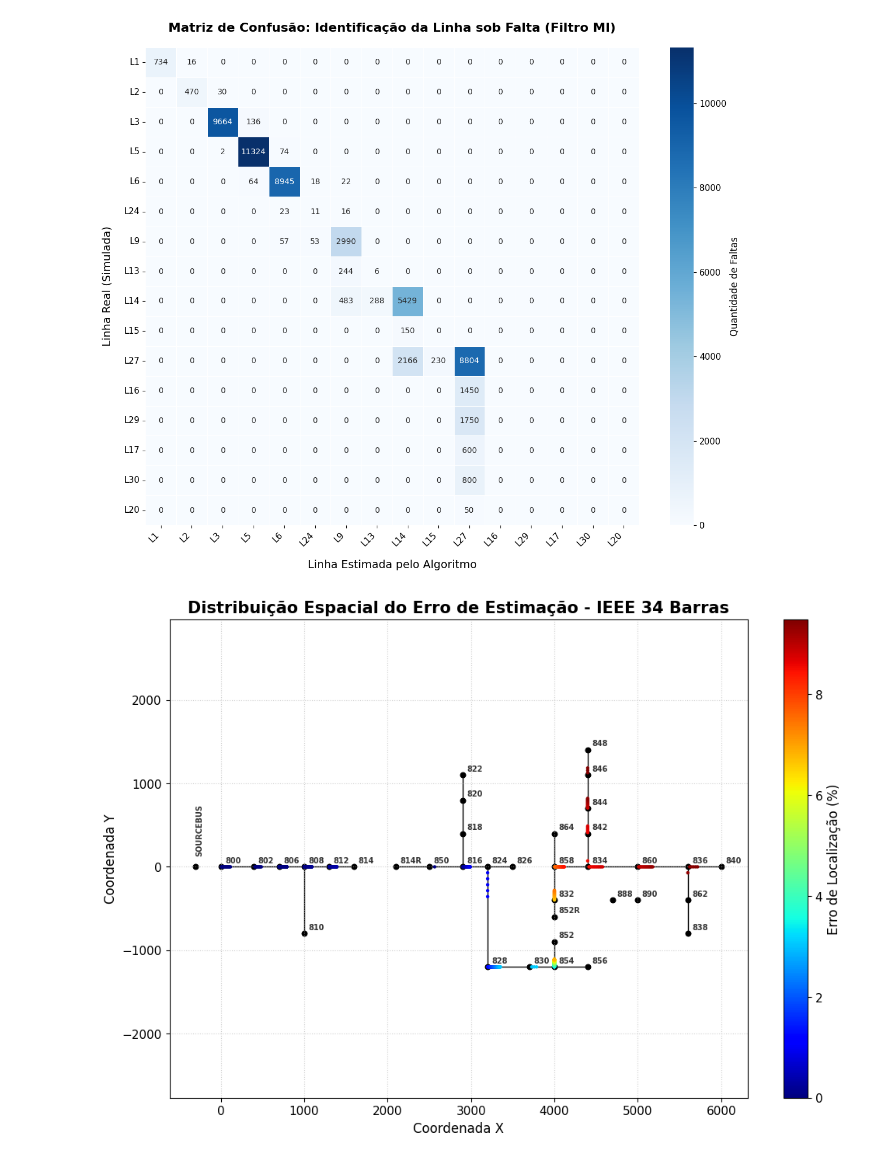
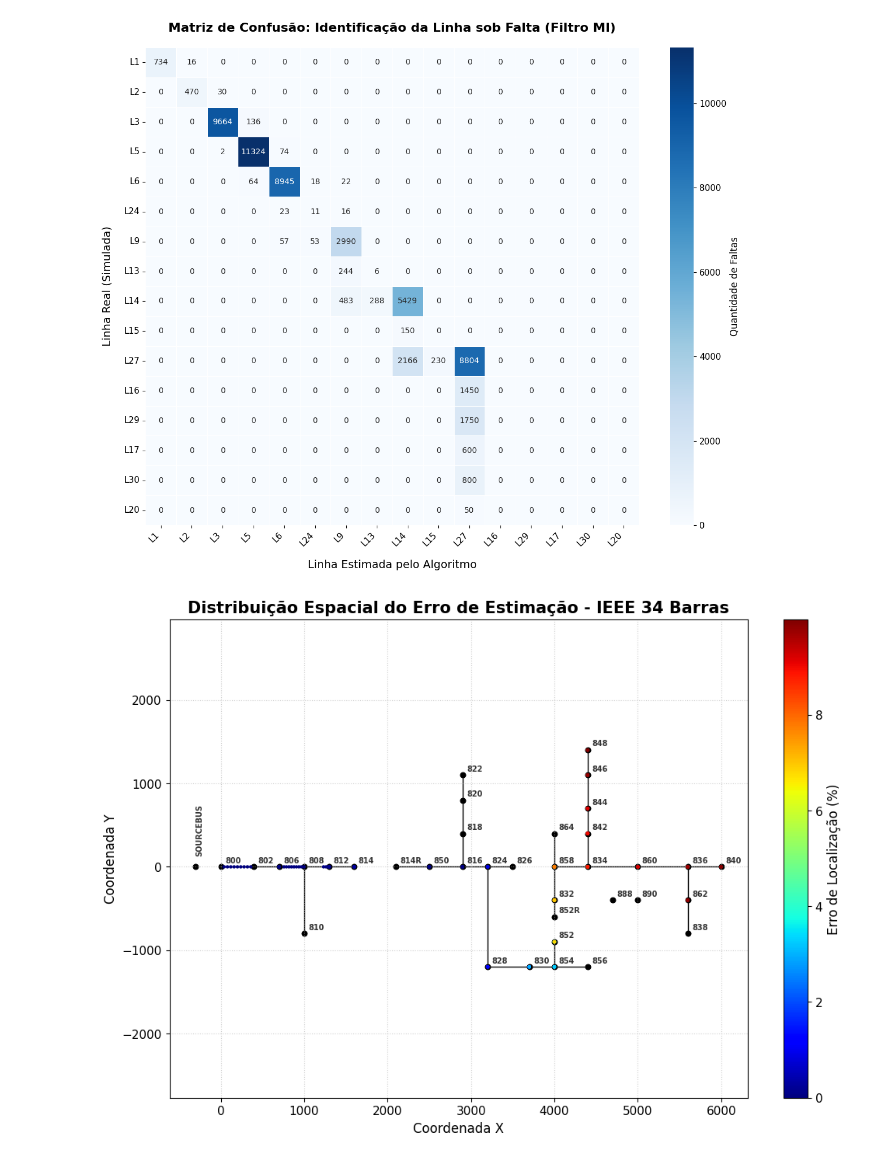
Before and after one commit to LuisFelipeCSouza/tcc-luis-felipe, a Jupyter notebook: notebooks/ieee-34-node.ipynb, the cells around one changed output. Cells and saved outputs as stored; diff of their text form; code cells hidden in the pictures.

```diff
--- a/notebooks/ieee-34-node.ipynb
+++ b/notebooks/ieee-34-node.ipynb
@@ -53,16 +53,17 @@ simulador = FaultSimulator(str(DSS_FILE), origin_bus='800', target_kv=14.37)
 # 4. Configura os parâmetros da varredura
 # Varrendo a linha de 10% em 10%
 passo_distancia = 0.30
-passo_distancia_m = 50.0
+# passo_distancia_m = 50.0
 
 # Lista de resistências de falta (em Ohms)
 resistencias_falta = [0.0001, 10.0, 20.0, 30.0, 40.0]
-# resistencias_falta = [0.0001]
+resistencias_falta = [0.0001]
 
 # 5. Executa o laço principal da simulação
 print("\nIniciando a varredura linear de curtos-circuitos...")
 
-simulador.run_simulation(step_abs_m=passo_distancia_m, r_list=resistencias_falta)
+# simulador.run_simulation(step_abs_m=passo_distancia_m, r_list=resistencias_falta)
+simulador.run_simulation(step_pct=passo_distancia, r_list=resistencias_falta)
 
 localizador = FaultLocator(str(DSS_FILE), simulador.topology,
                            pd.DataFrame(simulador.results))
@@ -450,8 +452,9 @@ for bus_name, (bx, by) in coords.items():
 plt.scatter([], [], color='black', s=40, label='Barras (Nós)')
 
 # --- 4. PLOTAR OS ERROS (HEATMAP DE PONTOS) ---
+results_df = localizador.df.copy()
 # Vamos filtrar um tipo de falta e uma resistência para o mapa não ficar poluído
-df_mapa = results_df[(results_df['tipo'] == 'ab') & (results_df['r'] == 0.0001)].copy()
+df_mapa = results_df[(results_df['tipo'] == 'abc') & (results_df['r'] == 0.0001)].copy()
 
 x_faltas, y_faltas, erros = [], [], []
 
@@ -461,33 +464,38 @@ for _, row in df_mapa.iterrows():
     # Se não salvou o 'm', podemos estimar: m = (dist_falta - dist_bus1) / comprimento_linha
     line_info = simulador.topology.line_data[line_name]
     b1, b2 = line_info['bus1'], line_info['bus2']
 
     if b1 in coords and b2 in coords:
         # Recuperamos o m do loop original ou calculamos pela distância
-        dist_b1 = simulador.buses_distance[b1] * 1000
-        m = (row['distancia'] - dist_b1) / (line_info['length'] * 1000) # Exemplo de ajuste de escala
+        dist_b1_km = UnitConverter.to_km(simulador.buses_distance[b1], simulador.units)
+        dist_b1_m = dist_b1_km * 1000.0
+
+        length_km = UnitConverter.to_km(line_info['length'], simulador.units)
+        line_length_m = length_km * 1000.0
+
+        m = (row['distancia'] - dist_b1_m) / line_length_m # Exemplo de ajuste de escala
         m = np.clip(m, 0, 1) # Garante que fique dentro da linha
 
         xf = coords[b1][0] + m * (coords[b2][0] - coords[b1][0])
         yf = coords[b1][1] + m * (coords[b2][1] - coords[b1][1])
 
         x_faltas.append(xf)
         y_faltas.append(yf)
         erros.append(abs(row['erro_percentual']))
 
 # Criar o scatter plot colorido pelo erro
 sc = plt.scatter(x_faltas, y_faltas, c=erros, cmap='jet', s=10, edgecolors='none', zorder=2)
 
 # --- 5. ESTÉTICA E BARRA DE CORES ---
 cbar = plt.colorbar(sc)
 cbar.set_label('Erro de Localização (%)', fontsize=12)
 
 plt.title('Distribuição Espacial do Erro de Estimação - IEEE 34 Barras', fontsize=15, fontweight='bold')
 plt.xlabel('Coordenada X', fontsize=12)
 plt.ylabel('Coordenada Y', fontsize=12)
 plt.grid(True, linestyle=':', alpha=0.6)
 plt.axis('equal') # Mantém a proporção da rede
 
 plt.show()
 # %% [output]
-[figure, old version]
+[figure, new version]
```
Also changed, not shown: parts of 7 cells of this notebook, 54 other files.
